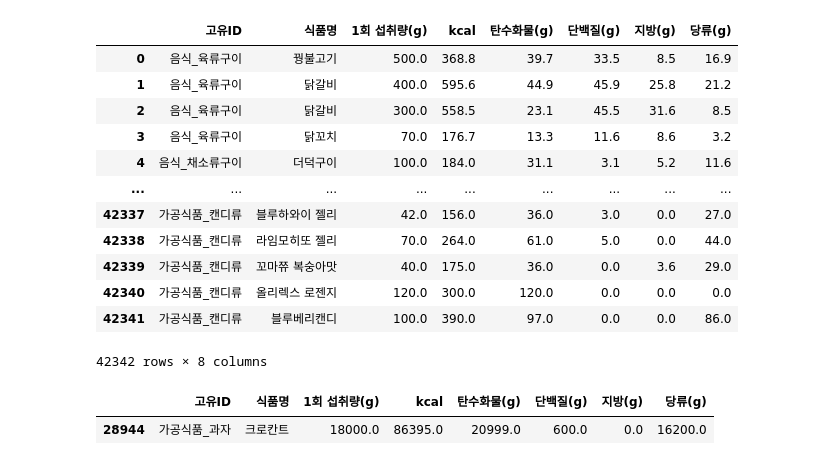
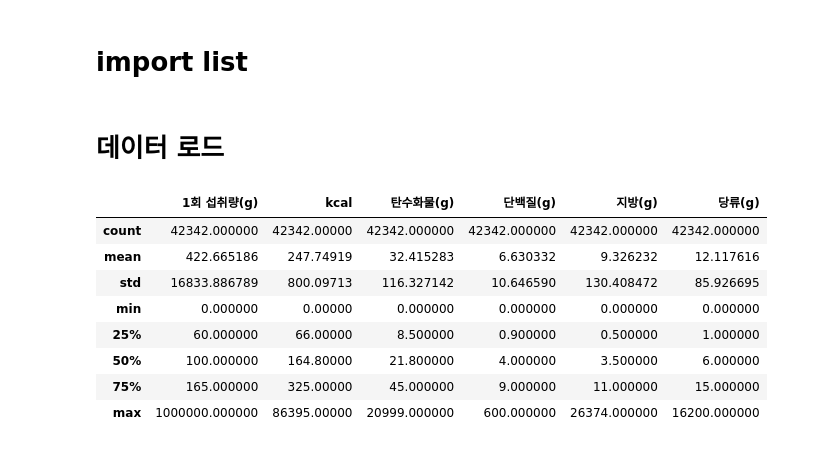
Before and after one commit to minjunK94/2ndProject, a Jupyter notebook: source/시각화.ipynb, the cells around one changed output. Saved outputs shown, nothing was run; the diff lists cells and outputs as text; code cells hidden in the pictures.

```diff
--- a/source/시각화.ipynb
+++ b/source/시각화.ipynb
@@ -1,3 +1,5 @@
+# %% [markdown]
+# import list
 # %%
 import pandas as pd
 import matplotlib.pyplot as plt
@@ -13,27 +15,19 @@ plt.rc('axes', unicode_minus=False) # 축의 - 깨짐 방지
 import warnings
 warnings.filterwarnings(action='ignore') # 경고 메세지 안 보이게
 # warnings.filterwarnings(action='default') # 경고 메세지 보이게
+# %% [markdown]
+# 데이터 로드
 # %%
-food = pd.read_csv('data/data1.csv')
-food
+food_data = pd.read_csv('data/data1.csv')
+# 통계
+food_data.describe()
 # %% [output]
-|  | 고유ID | 식품명 | 1회 섭취량(g) | kcal | 탄수화물(g) | 단백질(g) | 지방(g) | 당류(g) |
-| 0 | 음식_육류구이 | 꿩불고기 | 500.0 | 368.8 | 39.7 | 33.5 | 8.5 | 16.9 |
-| 1 | 음식_육류구이 | 닭갈비 | 400.0 | 595.6 | 44.9 | 45.9 | 25.8 | 21.2 |
-| 2 | 음식_육류구이 | 닭갈비 | 300.0 | 558.5 | 23.1 | 45.5 | 31.6 | 8.5 |
-| 3 | 음식_육류구이 | 닭꼬치 | 70.0 | 176.7 | 13.3 | 11.6 | 8.6 | 3.2 |
-| 4 | 음식_채소류구이 | 더덕구이 | 100.0 | 184.0 | 31.1 | 3.1 | 5.2 | 11.6 |
-| ... | ... | ... | ... | ... | ... | ... | ... | ... |
-| 42337 | 가공식품_캔디류 | 블루하와이 젤리 | 42.0 | 156.0 | 36.0 | 3.0 | 0.0 | 27.0 |
-| 42338 | 가공식품_캔디류 | 라임모히또 젤리 | 70.0 | 264.0 | 61.0 | 5.0 | 0.0 | 44.0 |
-| 42339 | 가공식품_캔디류 | 꼬마쮸 복숭아맛 | 40.0 | 175.0 | 36.0 | 0.0 | 3.6 | 29.0 |
-| 42340 | 가공식품_캔디류 | 올리렉스 로젠지 | 120.0 | 300.0 | 120.0 | 0.0 | 0.0 | 0.0 |
-| 42341 | 가공식품_캔디류 | 블루베리캔디 | 100.0 | 390.0 | 97.0 | 0.0 | 0.0 | 86.0 |
+|  | 1회 섭취량(g) | kcal | 탄수화물(g) | 단백질(g) | 지방(g) | 당류(g) |
+| count | 42342.000000 | 42342.00000 | 42342.000000 | 42342.000000 | 42342.000000 | 42342.000000 |
+| mean | 422.665186 | 247.74919 | 32.415283 | 6.630332 | 9.326232 | 12.117616 |
+| std | 16833.886789 | 800.09713 | 116.327142 | 10.646590 | 130.408472 | 85.926695 |
+| min | 0.000000 | 0.00000 | 0.000000 | 0.000000 | 0.000000 | 0.000000 |
+| 25% | 60.000000 | 66.00000 | 8.500000 | 0.900000 | 0.500000 | 1.000000 |
+| 50% | 100.000000 | 164.80000 | 21.800000 | 4.000000 | 3.500000 | 6.000000 |
+| 75% | 165.000000 | 325.00000 | 45.000000 | 9.000000 | 11.000000 | 15.000000 |
+| max | 1000000.000000 | 86395.00000 | 20999.000000 | 600.000000 | 26374.000000 | 16200.000000 |
-42342 rows × 8 columns
-# %%
-max_kcal = food['kcal'].max()
-max_kcal_row = food[food['kcal']==max_kcal]
-max_kcal_row
-# %% [output]
-|  | 고유ID | 식품명 | 1회 섭취량(g) | kcal | 탄수화물(g) | 단백질(g) | 지방(g) | 당류(g) |
-| 28944 | 가공식품_과자 | 크로칸트 | 18000.0 | 86395.0 | 20999.0 | 600.0 | 0.0 | 16200.0 |
```
Also changed, not shown: parts of 9 cells of this notebook, 4 other files.
